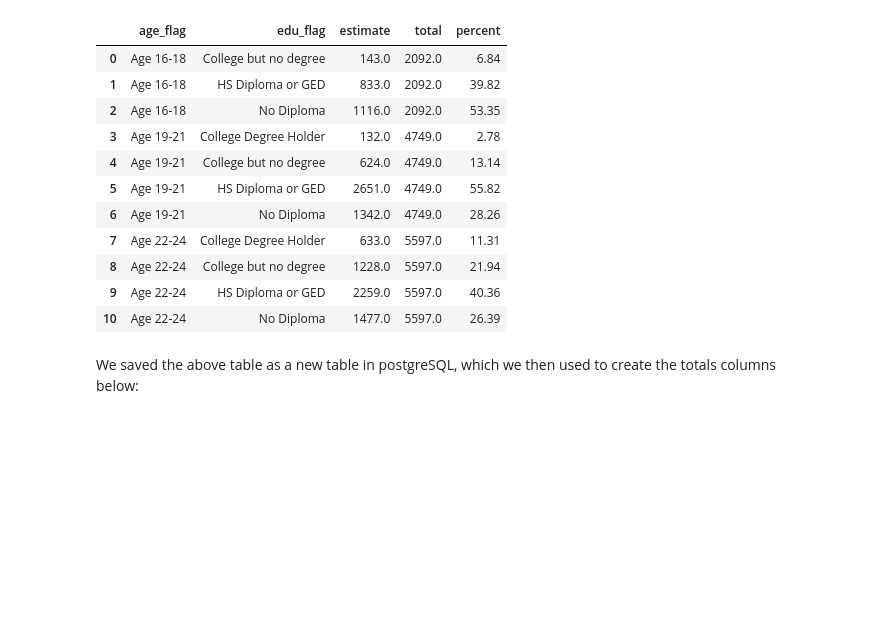
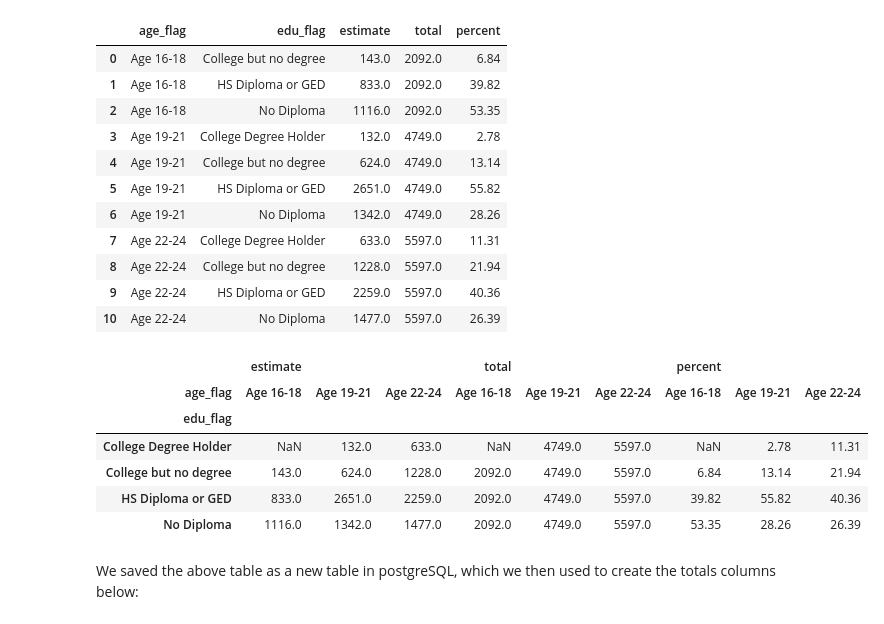
Before and after one commit to cenuno/opportunity_youth, a Jupyter notebook: Opportunity_Youth_Notebook.ipynb, the cells around one changed output. Drawn from its saved outputs; the diff is of its cells as text; code cells hidden in the pictures; blank space fills up the shorter version.

```diff
--- a/Opportunity_Youth_Notebook.ipynb
+++ b/Opportunity_Youth_Notebook.ipynb
@@ -157,6 +169,16 @@ opportunity_youth
 | 10 | Age 22-24 | No Diploma | 1477.0 | 5597.0 | 26.39 |
 # %%
 opportunity_youth['year'] = 2017
+# %%
+opportunity_youth.pivot(index = 'edu_flag', columns = 'age_flag', values = ['estimate', 'total', 'percent'])
+# %% [output]
+|  | estimate |  |  | total |  |  | percent |  |  |
+| age_flag | Age 16-18 | Age 19-21 | Age 22-24 | Age 16-18 | Age 19-21 | Age 22-24 | Age 16-18 | Age 19-21 | Age 22-24 |
+| edu_flag |  |  |  |  |  |  |  |  |  |
+| College Degree Holder | NaN | 132.0 | 633.0 | NaN | 4749.0 | 5597.0 | NaN | 2.78 | 11.31 |
+| College but no degree | 143.0 | 624.0 | 1228.0 | 2092.0 | 4749.0 | 5597.0 | 6.84 | 13.14 | 21.94 |
+| HS Diploma or GED | 833.0 | 2651.0 | 2259.0 | 2092.0 | 4749.0 | 5597.0 | 39.82 | 55.82 | 40.36 |
+| No Diploma | 1116.0 | 1342.0 | 1477.0 | 2092.0 | 4749.0 | 5597.0 | 53.35 | 28.26 | 26.39 |
 # %% [markdown]
 We saved the above table as a new table in postgreSQL, which we then used to create the totals columns below:
 # %%
```
Also changed, not shown: parts of 11 cells of this notebook.
